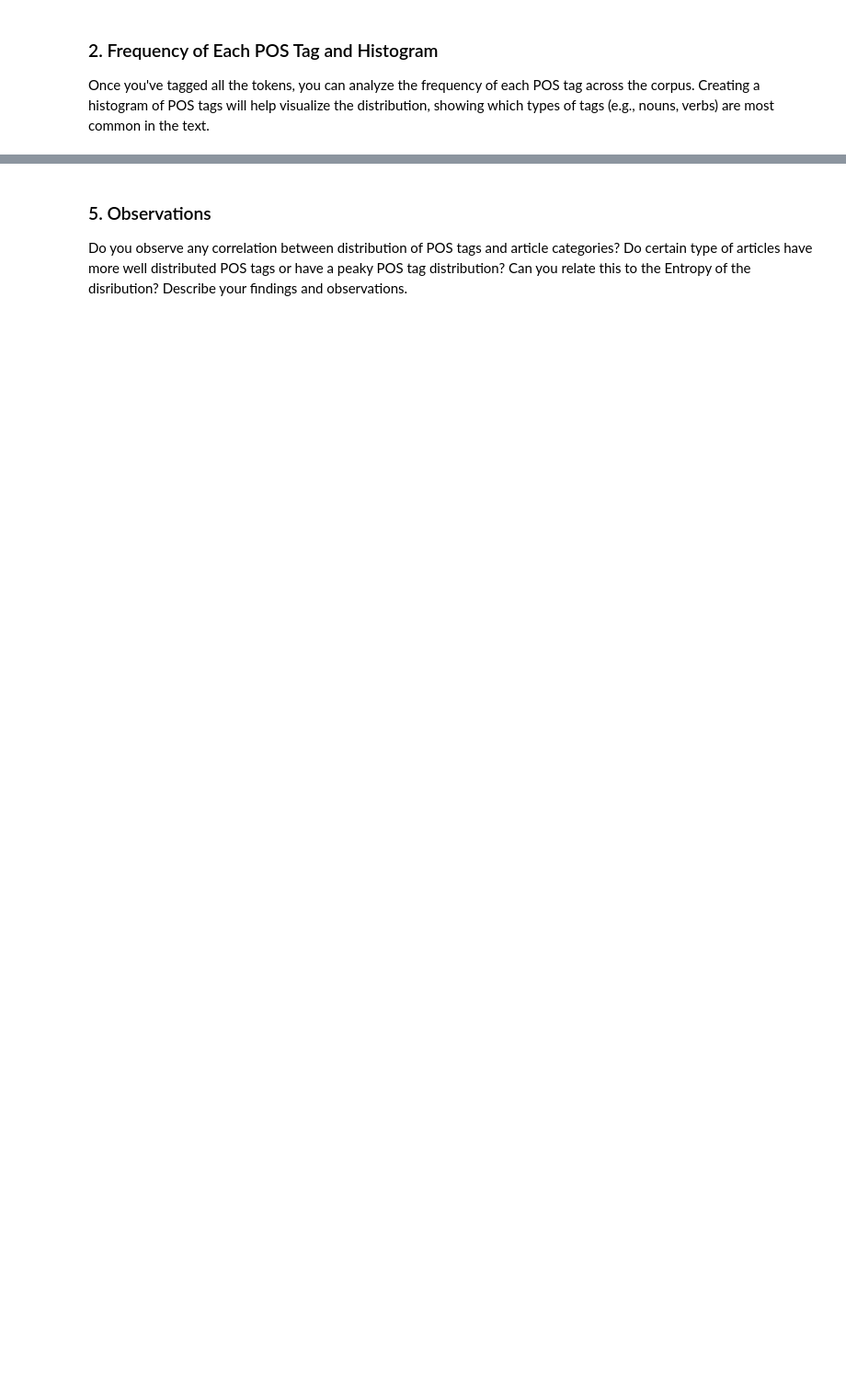
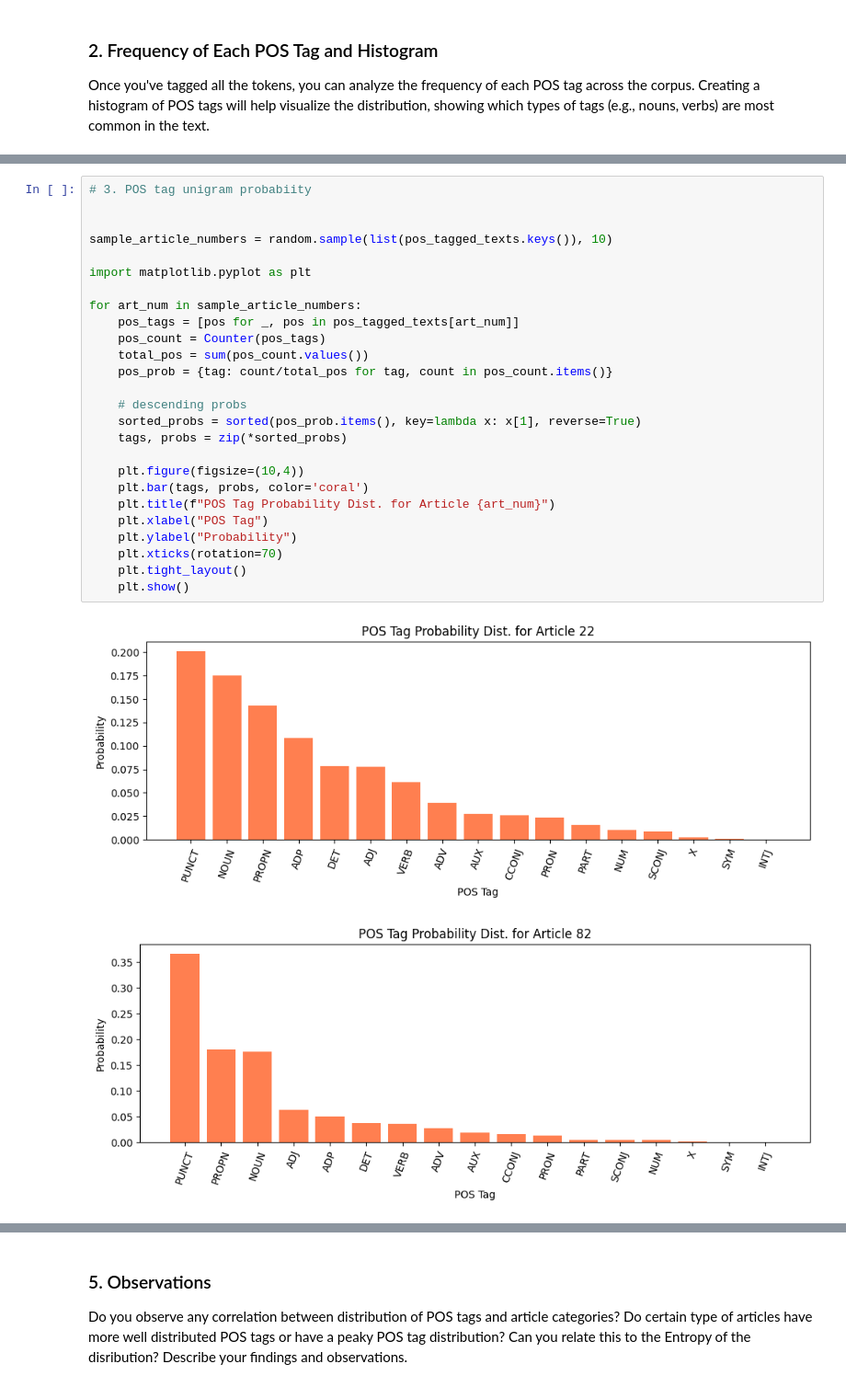
Before and after one commit to whiplxsh21/CS779-IITK, a Jupyter notebook: Assignment 1/question_3.ipynb, the cells around one changed output, grey strips where cells are left out. Shown at 92% size. Saved outputs shown, nothing was run; the diff lists cells and outputs as text; blank space fills up the shorter version.

```diff
--- a/Assignment 1/question_3.ipynb
+++ b/Assignment 1/question_3.ipynb
@@ -476,2 +778,31 @@ $p(t_{i}) = \frac{C_{t_{i}}}{\sum_{k = 1}^{T} C_{t_{k}}}$
 
 where $C_{t_{i}}$ is the count of POS tag $t_{i}$ in the entire document. Pick up 10 documents randomly and calculate the probability of each of the POS tag and plot the distribution in the form of a histogram.
+# %%
+# 3. POS tag unigram probabiity
+
+
+sample_article_numbers = random.sample(list(pos_tagged_texts.keys()), 10)
+
+import matplotlib.pyplot as plt
+
+for art_num in sample_article_numbers:
+    pos_tags = [pos for _, pos in pos_tagged_texts[art_num]]
+    pos_count = Counter(pos_tags)
+    total_pos = sum(pos_count.values())
+    pos_prob = {tag: count/total_pos for tag, count in pos_count.items()}
+
+    # descending probs
+    sorted_probs = sorted(pos_prob.items(), key=lambda x: x[1], reverse=True)
+    tags, probs = zip(*sorted_probs)
+
+    plt.figure(figsize=(10,4))
+    plt.bar(tags, probs, color='coral')
+    plt.title(f"POS Tag Probability Dist. for Article {art_num}")
+    plt.xlabel("POS Tag")
+    plt.ylabel("Probability")
+    plt.xticks(rotation=70)
+    plt.tight_layout()
+    plt.show()
+# %% [output]
+[figure, added]
+[figure, added]
```
Also changed, not shown: parts of 46 cells of this notebook, 1 other file.
